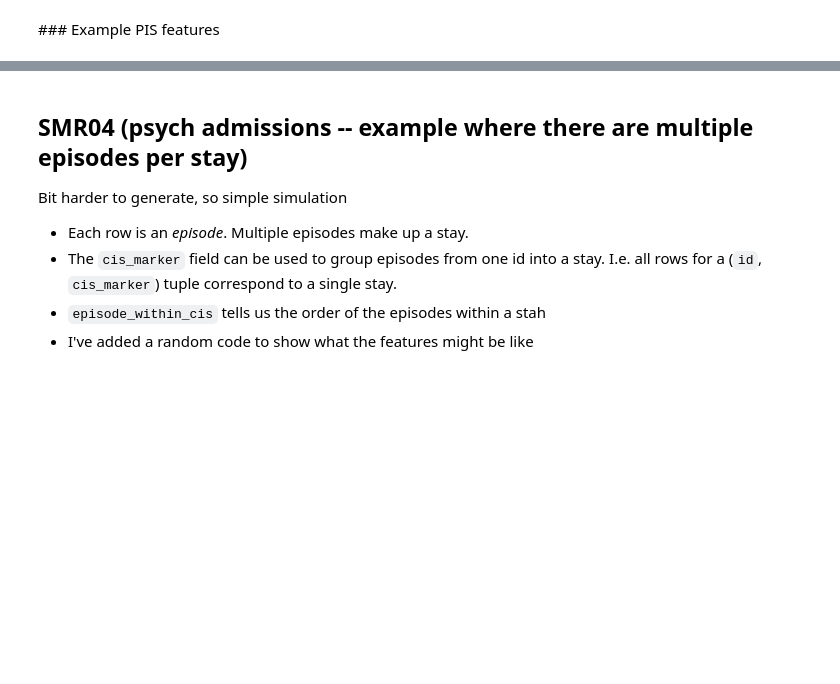
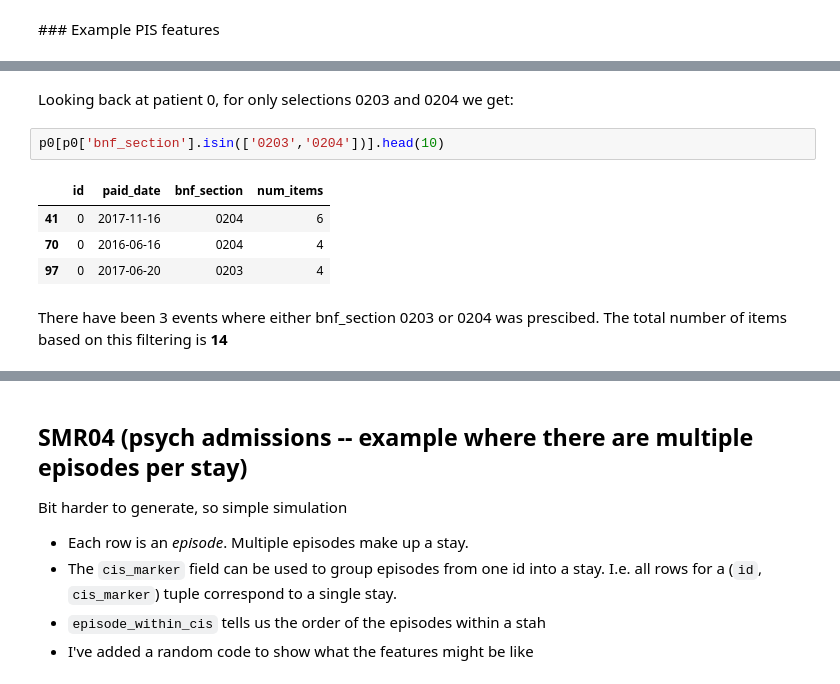
Before and after one commit to alan-turing-institute/eider, a Jupyter notebook: data_examples.ipynb, the cells around one changed output, grey strips where cells are left out. Cells and saved outputs as stored; diff of their text form; blank space fills up the shorter version.

```diff
--- a/data_examples.ipynb
+++ b/data_examples.ipynb
@@ -82,0 +106,11 @@ print(pis_diar_and_anti.head())
+# %% [markdown]
+Looking back at patient 0, for only selections 0203 and 0204 we get:
+# %%
+p0[p0['bnf_section'].isin(['0203','0204'])].head(10)
+# %% [output]
+|  | id | paid_date | bnf_section | num_items |
+| 41 | 0 | 2017-11-16 | 0204 | 6 |
+| 70 | 0 | 2016-06-16 | 0204 | 4 |
+| 97 | 0 | 2017-06-20 | 0203 | 4 |
+# %% [markdown]
+There have been 3 events where either bnf_section 0203 or 0204 was prescibed. The total number of items based on this filtering is **14**
```
Also changed, not shown: parts of 11 cells of this notebook, 4 other files.
